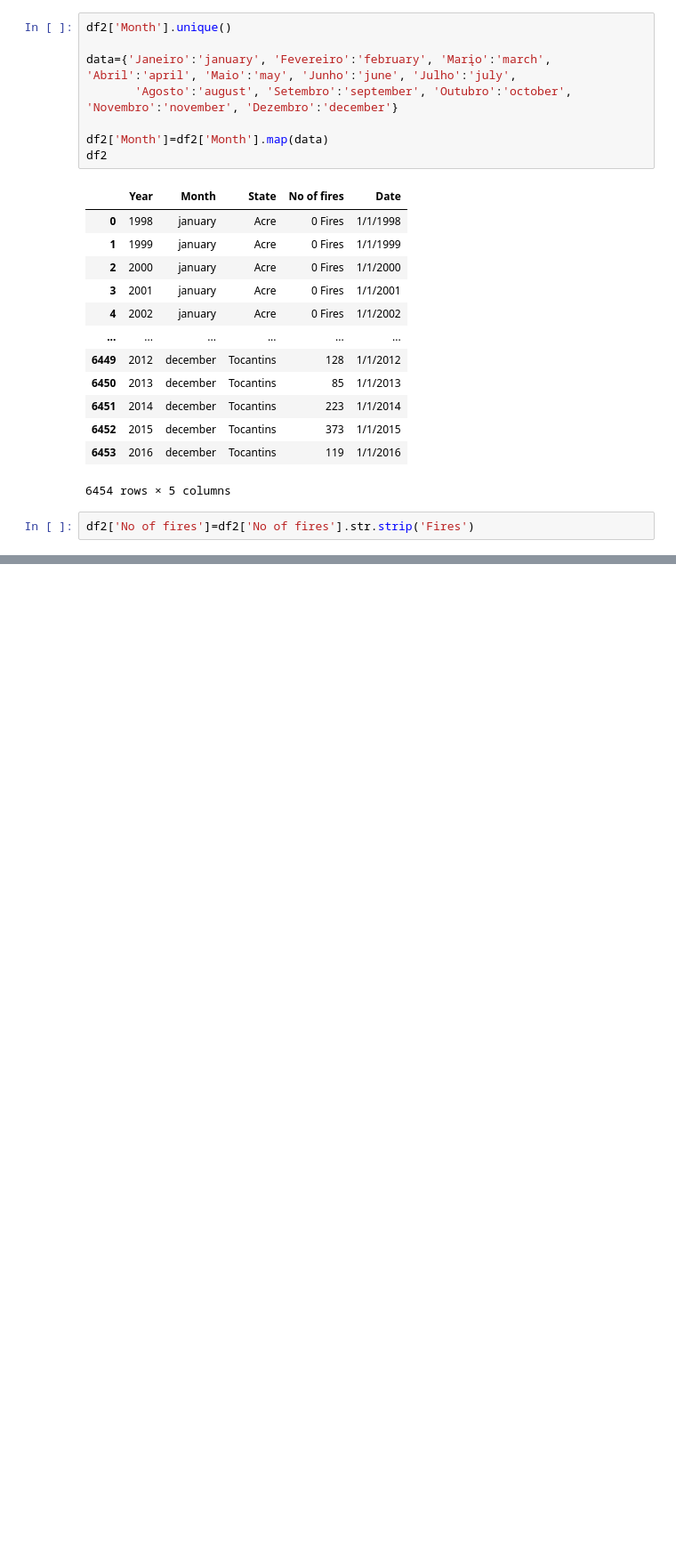
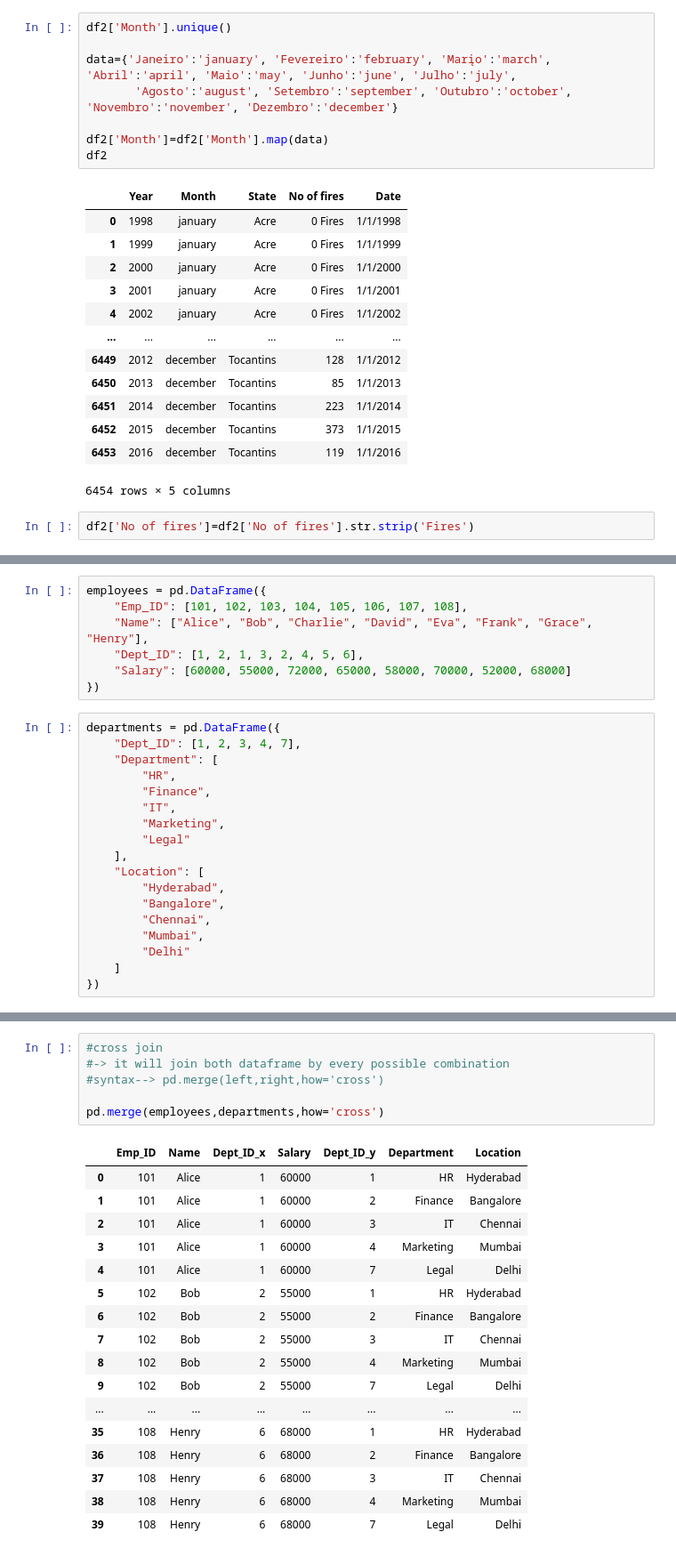
Before and after one commit to syed-khader/learning-python-libraries, a Jupyter notebook: pandasforgithub.ipynb, the cells around one changed output, grey strips where cells are left out. Shown at 89% size. Cells and saved outputs as stored; diff of their text form; blank space fills up the shorter version.

```diff
--- a/pandasforgithub.ipynb
+++ b/pandasforgithub.ipynb
@@ -759,0 +925,25 @@ df2['No of fires']=df2['No of fires'].str.strip('Fires')
+# %%
+employees = pd.DataFrame({
+    "Emp_ID": [101, 102, 103, 104, 105, 106, 107, 108],
+    "Name": ["Alice", "Bob", "Charlie", "David", "Eva", "Frank", "Grace", "Henry"],
+    "Dept_ID": [1, 2, 1, 3, 2, 4, 5, 6],
+    "Salary": [60000, 55000, 72000, 65000, 58000, 70000, 52000, 68000]
+})
+# %%
+departments = pd.DataFrame({
+    "Dept_ID": [1, 2, 3, 4, 7],
+    "Department": [
+        "HR",
+        "Finance",
+        "IT",
+        "Marketing",
+        "Legal"
+    ],
+    "Location": [
+        "Hyderabad",
+        "Bangalore",
+        "Chennai",
+        "Mumbai",
+        "Delhi"
+    ]
+})
@@ -759,0 +1055,24 @@ df2['No of fires']=df2['No of fires'].str.strip('Fires')
+# %%
+#cross join
+#-> it will join both dataframe by every possible combination
+#syntax--> pd.merge(left,right,how='cross')
+
+pd.merge(employees,departments,how='cross')
+# %% [output]
+|  | Emp_ID | Name | Dept_ID_x | Salary | Dept_ID_y | Department | Location |
+| 0 | 101 | Alice | 1 | 60000 | 1 | HR | Hyderabad |
+| 1 | 101 | Alice | 1 | 60000 | 2 | Finance | Bangalore |
+| 2 | 101 | Alice | 1 | 60000 | 3 | IT | Chennai |
+| 3 | 101 | Alice | 1 | 60000 | 4 | Marketing | Mumbai |
+| 4 | 101 | Alice | 1 | 60000 | 7 | Legal | Delhi |
+| 5 | 102 | Bob | 2 | 55000 | 1 | HR | Hyderabad |
+| 6 | 102 | Bob | 2 | 55000 | 2 | Finance | Bangalore |
+| 7 | 102 | Bob | 2 | 55000 | 3 | IT | Chennai |
+| 8 | 102 | Bob | 2 | 55000 | 4 | Marketing | Mumbai |
+| 9 | 102 | Bob | 2 | 55000 | 7 | Legal | Delhi |
+| ... | ... | ... | ... | ... | ... | ... | ... |
+| 35 | 108 | Henry | 6 | 68000 | 1 | HR | Hyderabad |
+| 36 | 108 | Henry | 6 | 68000 | 2 | Finance | Bangalore |
+| 37 | 108 | Henry | 6 | 68000 | 3 | IT | Chennai |
+| 38 | 108 | Henry | 6 | 68000 | 4 | Marketing | Mumbai |
+| 39 | 108 | Henry | 6 | 68000 | 7 | Legal | Delhi |
```
Also changed, not shown: parts of 26 cells of this notebook.
